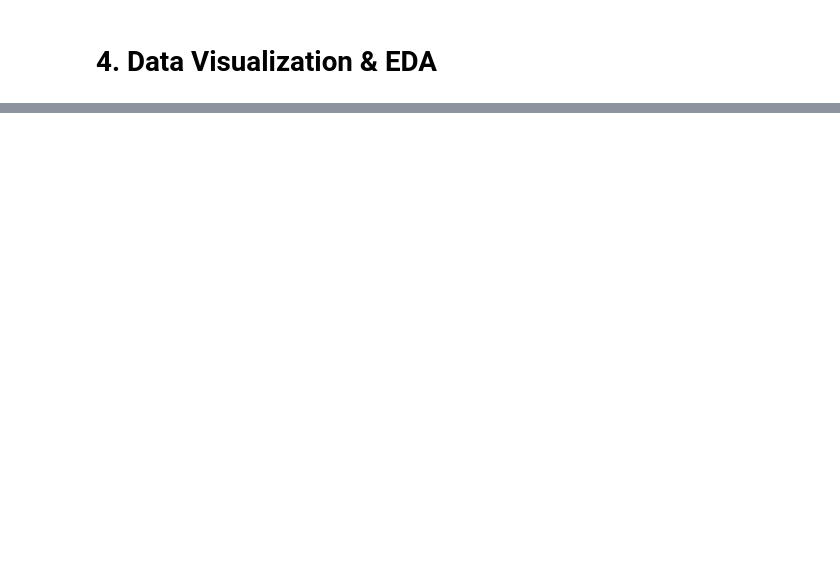
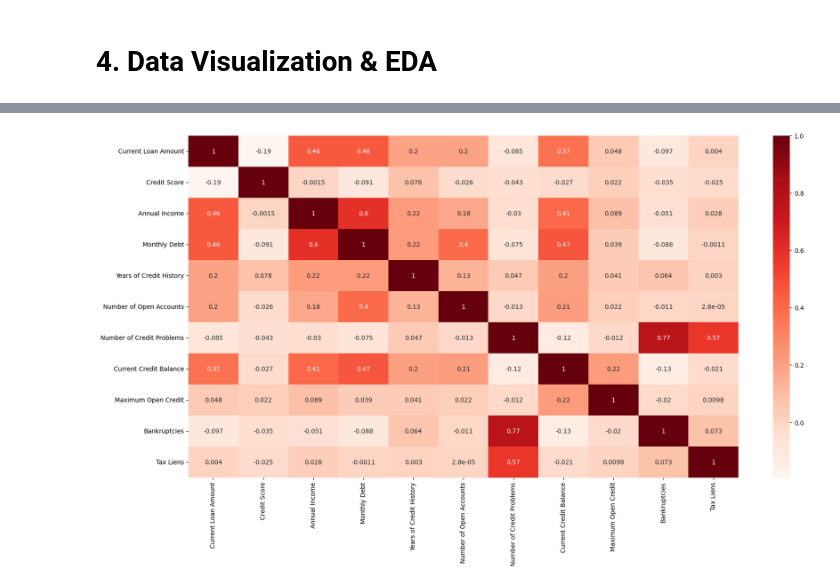
Before and after one commit to chuayhhh/SC1015-Mini-Project, a Jupyter notebook: SC1015-Main.ipynb, the cells around one changed output, grey strips where cells are left out. Drawn from its saved outputs; the diff is of its cells as text; code cells hidden in the pictures; blank space fills up the shorter version.

```diff
--- a/SC1015-Main.ipynb
+++ b/SC1015-Main.ipynb
@@ -674,0 +696,8 @@ for col in num_columns:
+# %%
+# Correlations among numerical variables
+plt.figure(figsize = (20,10))
+
+sns.heatmap(data[num_columns].corr(), cmap = 'Reds', annot = True)
+plt.show()
+# %% [output]
+[figure, added]
```
Also changed, not shown: parts of 49 cells of this notebook.
